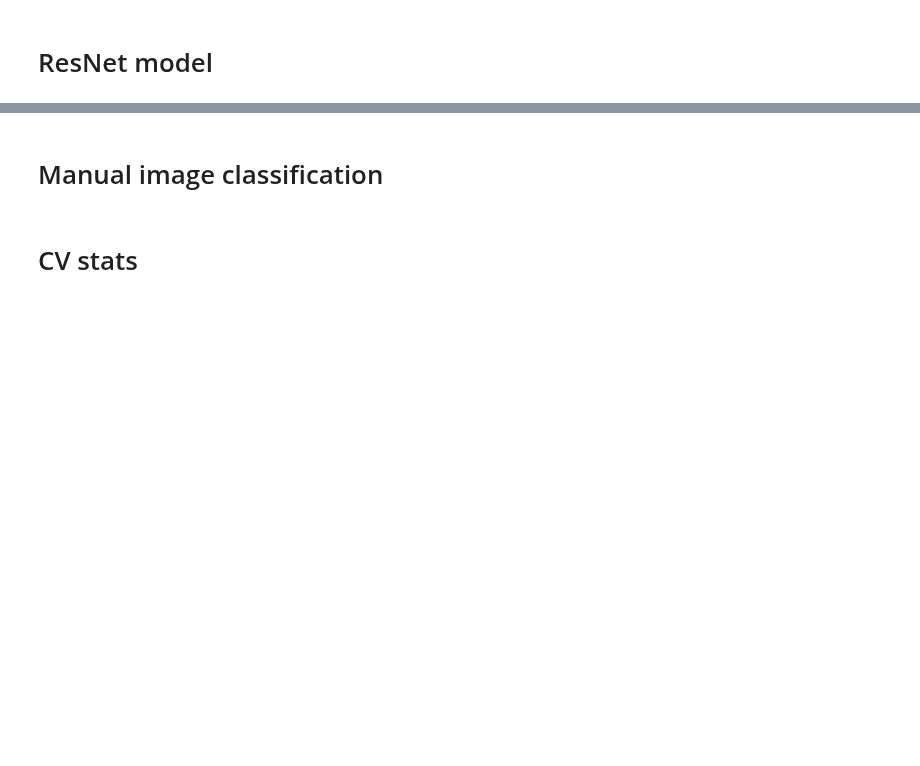
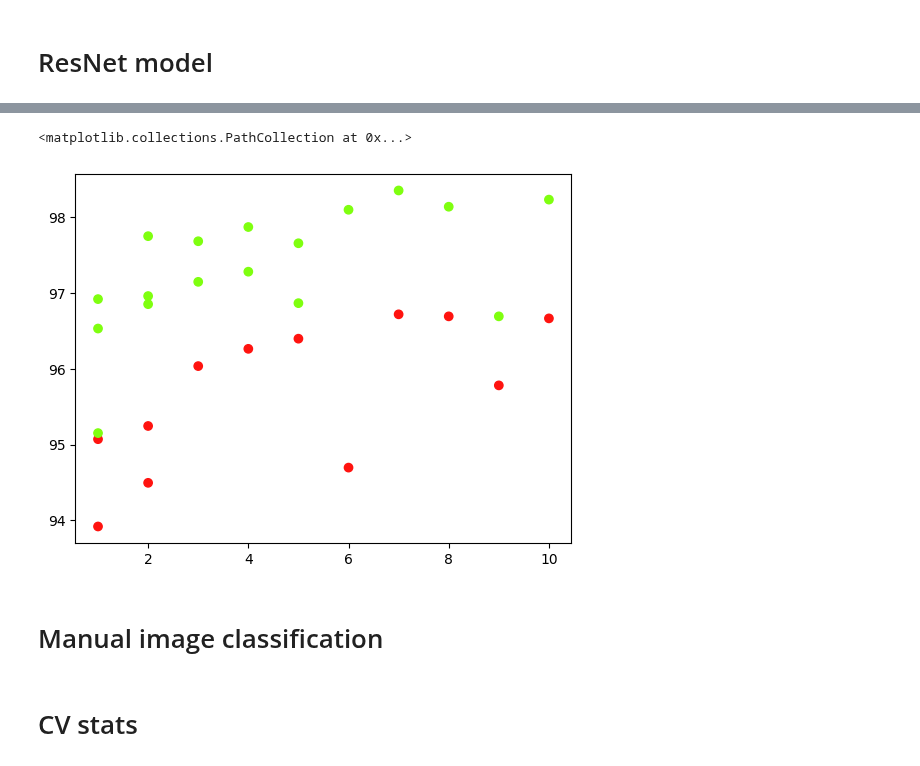
Before and after one commit to Breza/genderative_ai, a Jupyter notebook: Analysis/genderative_analysis.ipynb, the cells around one changed output, grey strips where cells are left out. Saved outputs shown, nothing was run; the diff lists cells and outputs as text; code cells hidden in the pictures; blank space fills up the shorter version.

```diff
--- a/Analysis/genderative_analysis.ipynb
+++ b/Analysis/genderative_analysis.ipynb
@@ -595,3 +658,8 @@ plot_training_progress(train_acc=resnet_train_epoch_accuracy,
+# %%
+fig, ax = plt.subplots()
+# %% [output]
+<matplotlib.collections.PathCollection at 0x...>
+[figure, added]
 # %% [markdown]
 # Manual image classification
 # %%
```
Also changed, not shown: parts of 9 cells of this notebook, 1 other file.
